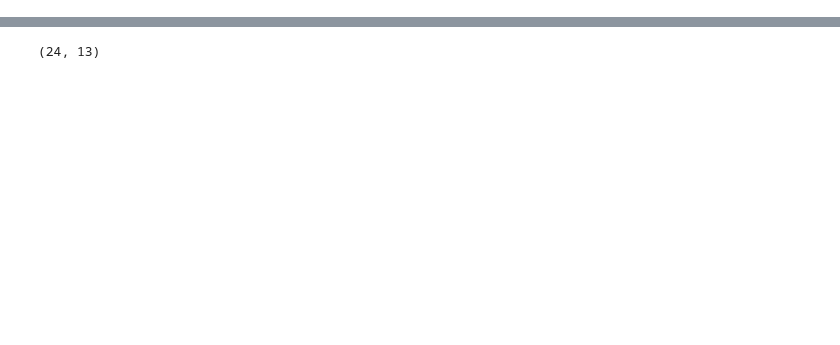
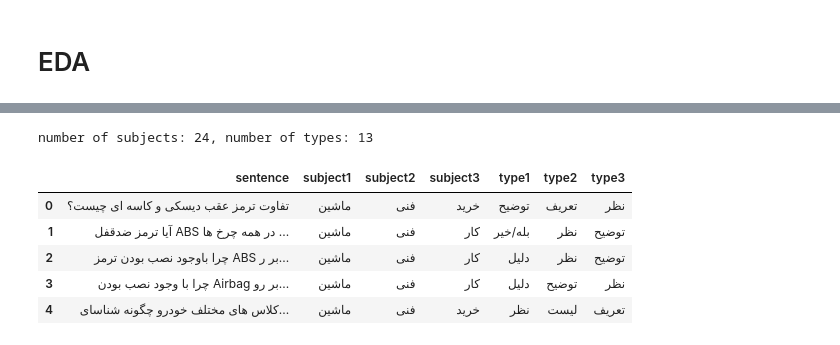
Before and after one commit to AliAkbarBadri/q-type-topic, a Jupyter notebook: LSTM.ipynb, the cells around one changed output, grey strips where cells are left out. Drawn from its saved outputs; the diff is of its cells as text; code cells hidden in the pictures; blank space fills up the shorter version.

```diff
--- a/LSTM.ipynb
+++ b/LSTM.ipynb
@@ -24,3 +26,5 @@ Mounted at /content/drive
+# %% [markdown]
+# EDA
 # %%
 questions = pd.read_csv("/content/drive/My Drive/topics-for-types/result.csv", delimiter=";")
 # %%
@@ -37,6 +41,18 @@ questions.head()
 # %%
 subjects_unique = len(set(np.concatenate((questions.subject1, questions.subject2,questions.subject3), axis=None)))
 types_unique = len(set(np.concatenate((questions.type1, questions.type2,questions.type3), axis=None)))
-subjects_unique, types_unique
+print("number of subjects: " + str(subjects_unique) + ", number of types: " + str(types_unique))
 # %% [output]
-(24, 13)
+number of subjects: 24, number of types: 13
+# %%
+chosen_columns = ['sentence','subject1',	'subject2',	'subject3',  'type1',	'type2',	'type3']
+# %%
+df_questions = questions[chosen_columns]
+df_questions.head()
+# %% [output]
+|  | sentence | subject1 | subject2 | subject3 | type1 | type2 | type3 |
+| 0 | تفاوت ترمز عقب دیسکی و کاسه ای چیست؟ | ماشین | فنی | خرید | توضیح | تعریف | نظر |
+| 1 | آیا ترمز ضدقفل ABS در همه چرخ ها ... | ماشین | فنی | کار | بله/خیر | نظر | توضیح |
+| 2 | چرا باوجود نصب بودن ترمز ABS بر ر... | ماشین | فنی | کار | دلیل | نظر | توضیح |
+| 3 | چرا با وجود نصب بودن Airbag بر رو... | ماشین | فنی | کار | دلیل | توضیح | نظر |
+| 4 | کلاس های مختلف خودرو چگونه شناسای... | ماشین | فنی | خرید | نظر | لیست | تعریف |
```
Also changed, not shown: parts of 12 cells of this notebook.
